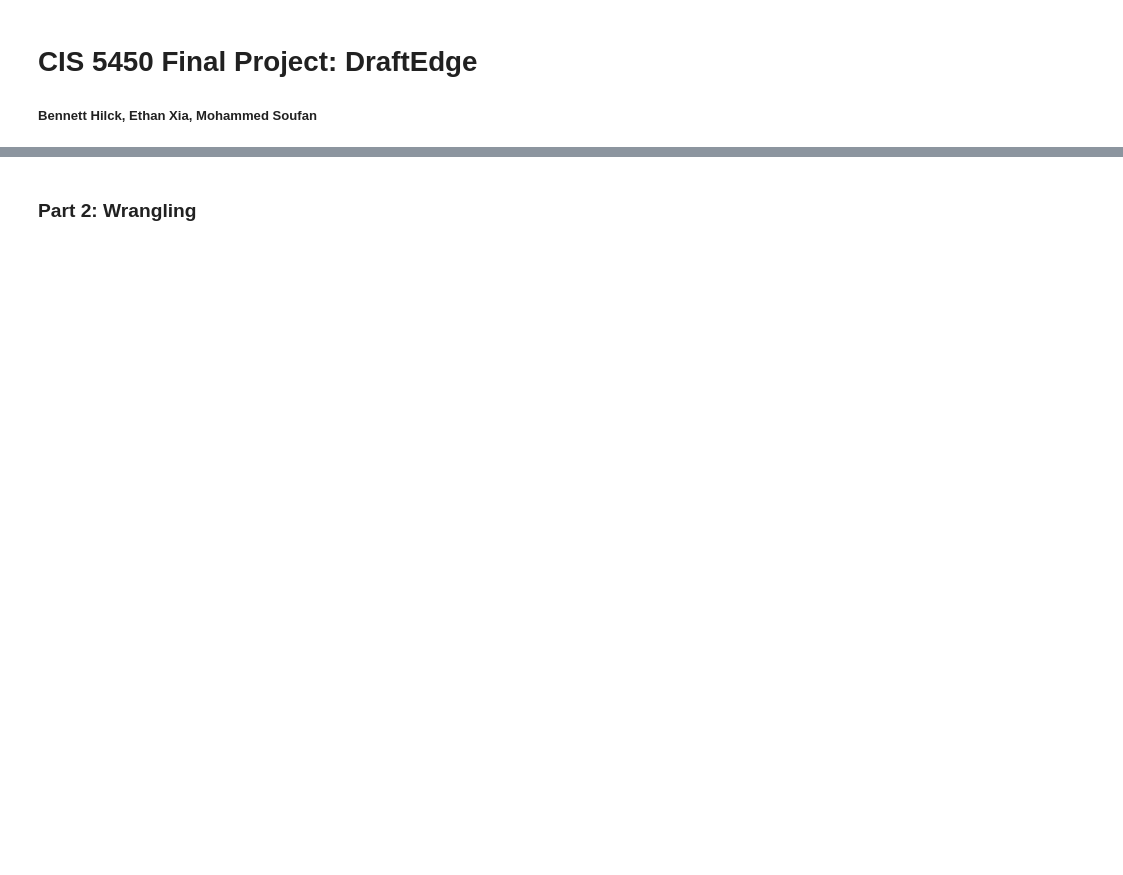
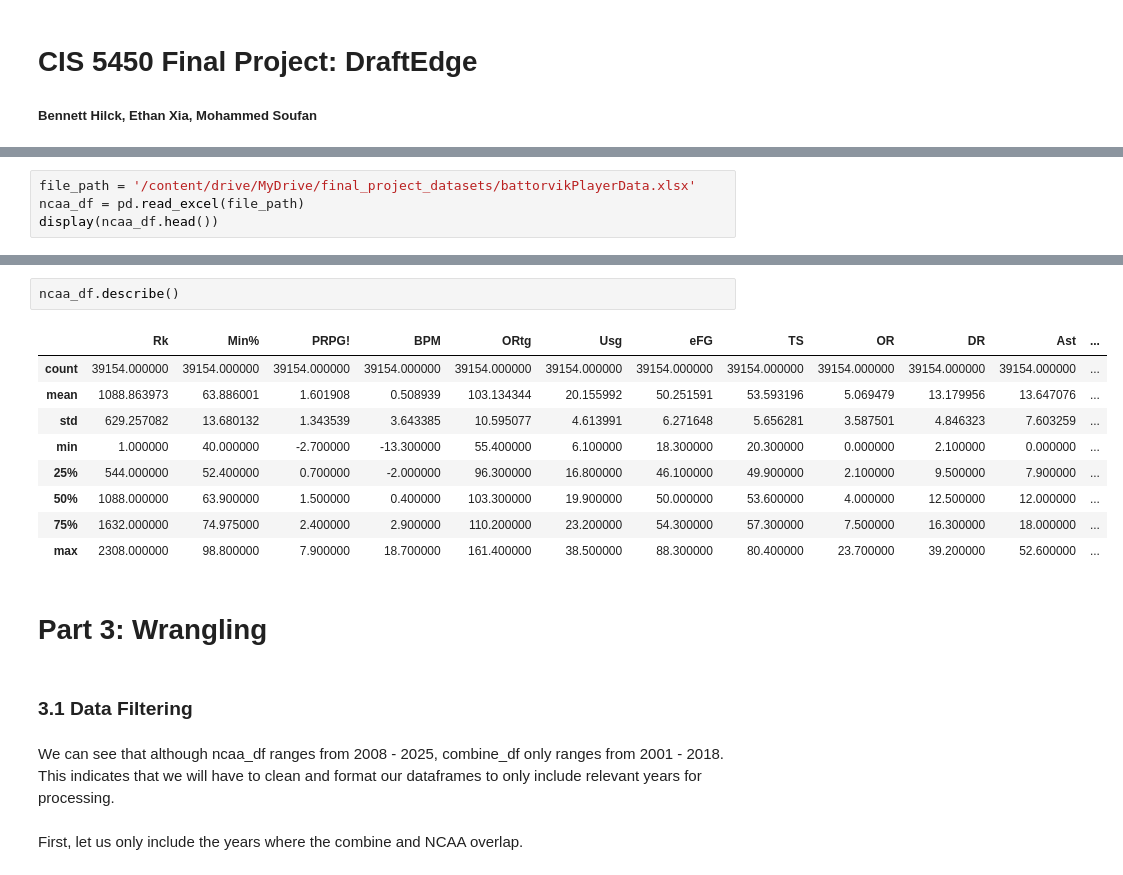
Before and after one commit to BennettHilck12/DraftEdge, a Jupyter notebook: DraftEdge.ipynb, the cells around one changed output, grey strips where cells are left out. Saved outputs shown, nothing was run; the diff lists cells and outputs as text; blank space fills up the shorter version.

```diff
--- a/DraftEdge.ipynb
+++ b/DraftEdge.ipynb
@@ -81,0 +113,4 @@ display(df.head())
+# %%
+file_path = '/content/drive/MyDrive/final_project_datasets/battorvikPlayerData.xlsx'
+ncaa_df = pd.read_excel(file_path)
+display(ncaa_df.head())
@@ -82,2 +125,20 @@ display(df.head())
+# %%
+ncaa_df.describe()
+# %% [output]
+|  | Rk | Min% | PRPG! | BPM | ORtg | Usg | eFG | TS | OR | DR | Ast | ... |
+| count | 39154.000000 | 39154.000000 | 39154.000000 | 39154.000000 | 39154.000000 | 39154.000000 | 39154.000000 | 39154.000000 | 39154.000000 | 39154.000000 | 39154.000000 | ... |
+| mean | 1088.863973 | 63.886001 | 1.601908 | 0.508939 | 103.134344 | 20.155992 | 50.251591 | 53.593196 | 5.069479 | 13.179956 | 13.647076 | ... |
+| std | 629.257082 | 13.680132 | 1.343539 | 3.643385 | 10.595077 | 4.613991 | 6.271648 | 5.656281 | 3.587501 | 4.846323 | 7.603259 | ... |
+| min | 1.000000 | 40.000000 | -2.700000 | -13.300000 | 55.400000 | 6.100000 | 18.300000 | 20.300000 | 0.000000 | 2.100000 | 0.000000 | ... |
+| 25% | 544.000000 | 52.400000 | 0.700000 | -2.000000 | 96.300000 | 16.800000 | 46.100000 | 49.900000 | 2.100000 | 9.500000 | 7.900000 | ... |
+| 50% | 1088.000000 | 63.900000 | 1.500000 | 0.400000 | 103.300000 | 19.900000 | 50.000000 | 53.600000 | 4.000000 | 12.500000 | 12.000000 | ... |
+| 75% | 1632.000000 | 74.975000 | 2.400000 | 2.900000 | 110.200000 | 23.200000 | 54.300000 | 57.300000 | 7.500000 | 16.300000 | 18.000000 | ... |
+| max | 2308.000000 | 98.800000 | 7.900000 | 18.700000 | 161.400000 | 38.500000 | 88.300000 | 80.400000 | 23.700000 | 39.200000 | 52.600000 | ... |
 # %% [markdown]
-### Part 2: Wrangling ###
+# Part 3: Wrangling
+# %% [markdown]
+### 3.1 Data Filtering
+# %% [markdown]
+We can see that although ncaa_df ranges from 2008 - 2025, combine_df only ranges from 2001 - 2018. This indicates that we will have to clean and format our dataframes to only include relevant years for processing.
+# %% [markdown]
+First, let us only include the years where the combine and NCAA overlap.
```
Also changed, not shown: parts of 21 cells of this notebook.
